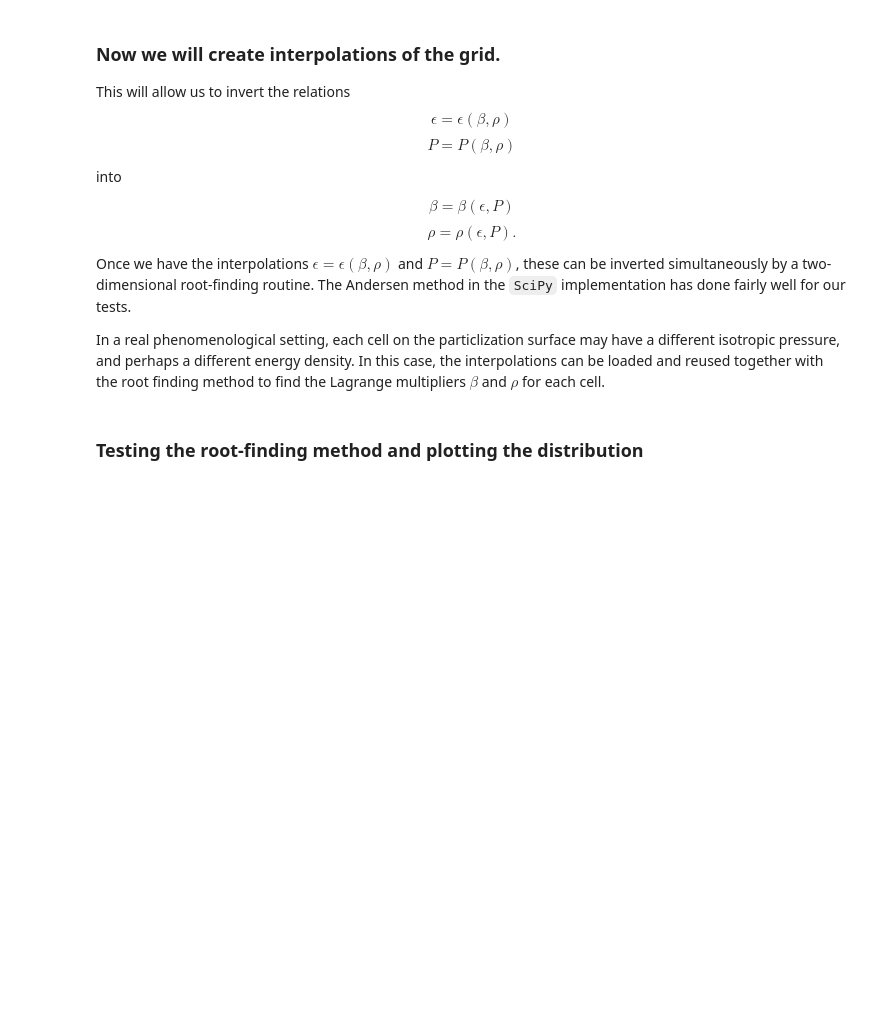
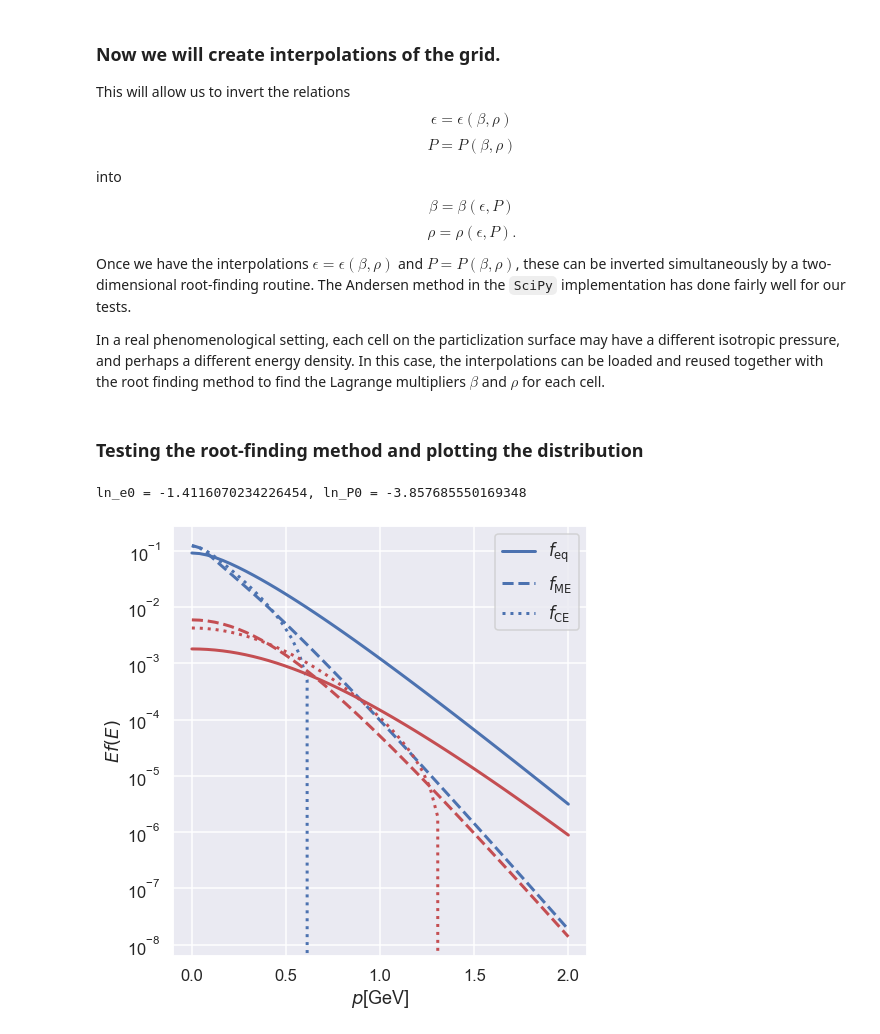
Before and after one commit to derekeverett/max_entropy_match, a Jupyter notebook: Solving_Energy_Pressure.ipynb, the cells around one changed output. Drawn from its saved outputs; the diff is of its cells as text; code cells hidden in the pictures; blank space fills up the shorter version.

```diff
--- a/Solving_Energy_Pressure.ipynb
+++ b/Solving_Energy_Pressure.ipynb
@@ -275,20 +325,14 @@ beta_sw = 1./ T_sw
 ln_e0 = ln_eq_eps_given_beta_interp(beta_sw)
 
 p_sw = np.exp( ln_eq_p_interp(beta_sw) )
-bulk_Pi_sw = -1.* p_sw / 2
-#bulk_Pi_sw = 0. # to test if all three agree for Pi = 0
+bulk_Pi_sw = -1.* p_sw / 2.
 P0_sw = p_sw + bulk_Pi_sw
 ln_P0 = np.log(P0_sw)
 ##FOR PLOTTING
-
 
 beta_Pi0 = np.exp(ln_beta_Pi_interp(beta_sw))
 F0 = F_interp(beta_sw)
 
 print("ln_e0 = " + str(ln_e0) + ", ln_P0 = " + str(ln_P0))
-
-def my_fun(x):
-    """input is vector with x[0] = beta, x[1] = rho"""
-    ln_eps_func = ln_eps_interp(x[0], x[1]).flatten()[0]
-    ln_P_func = ln_P_interp(x[0], x[1]).flatten()[0]
-    return [ln_eps_func - ln_e0, ln_P_func - ln_P0]
+# %% [output]
+ln_e0 = -1.4116070234226454, ln_P0 = -3.857685550169348
@@ -335,0 +339,56 @@ plt.show()
+# %%
+def root_solve_beta_rho(ln_e0, ln_p0, guess, tol=1e-7, maxiter = int(1e5)):
+    """Find the solution (beta, rho) which matches both the given
+    energy density and total isotr. pressure"""
+    def my_fun(x):
+        """input is vector with x[0] = beta, x[1] = rho"""
+        ln_eps_func = ln_eps_interp(x[0], x[1]).flatten()[0]
+        ln_P_func = ln_P_interp(x[0], x[1]).flatten()[0]
+        return [ln_eps_func - ln_e0, ln_P_func - ln_P0]
+
+    solution = optimize.root(my_fun, guess, method='anderson', tol=tol, options={'maxiter':maxiter})
+    beta_soln = solution.x[0]
+    rho_soln = solution.x[1]
+    return beta_soln, rho_soln, solution
+# %%
+beta_soln, rho_soln, info = root_solve_beta_rho(ln_e0, ln_P0, [7.0, 0.])
+
+#now plot these functions
+pid_plot = [211, 2212]
+pid_color = {211: 'b', 321:'g', 2212: 'r'}
+fig, axes = plt.subplots(1, 1, figsize=(7,7))
+plt.semilogy()
+
+p_grid = np.linspace(0., 2., 50)
+
+for ipid, pid in enumerate(pid_plot):
+    m  = species_dict[pid]['mass']
+    sign  = species_dict[pid]['sign']
+    degen = species_dict[pid]['degen']
+
+    if ipid == 0:
+        label_ME = r'$f_{\rm ME}$'
+        label_eq = r'$f_{\rm eq}$'
+        label_CE = r'$f_{\rm CE}$'
+    else:
+        label_ME = label_eq = label_CE = None
+
+    f_ME_vals = [np.sqrt(p*p + m*m)*f_dist(np.sqrt(p*p + m*m),
+                    beta_soln, rho_soln, m, sign) for p in p_grid]
+    f_eq_vals = [np.sqrt(p*p + m*m)*f_eq(np.sqrt(p*p + m*m), beta_sw, sign) for p in p_grid]
+    f_lin_CE_vals = [np.sqrt(p*p + m*m)*f_CE_lin(np.sqrt(p*p + m*m),
+                    beta_sw, bulk_Pi_sw, beta_Pi0, F0, m, sign) for p in p_grid]
+
+    plt.plot(p_grid, f_eq_vals, lw=3, label=label_eq, ls='-', color=pid_color[pid])
+    plt.plot(p_grid, f_ME_vals, lw=3, label=label_ME, ls='--', color=pid_color[pid])
+    plt.plot(p_grid, f_lin_CE_vals, lw=3, label=label_CE,
+             ls=':', color=pid_color[pid])
+
+plt.xlabel(r'$p$[GeV]')
+plt.ylabel(r'$E f(E)$')
+plt.legend()
+plt.tight_layout(True)
+plt.savefig('plots/spectra.png', dpi=400)
+plt.show()
+# %% [output]
+[figure, added]
```
Also changed, not shown: parts of 13 cells of this notebook, 6 other files.
